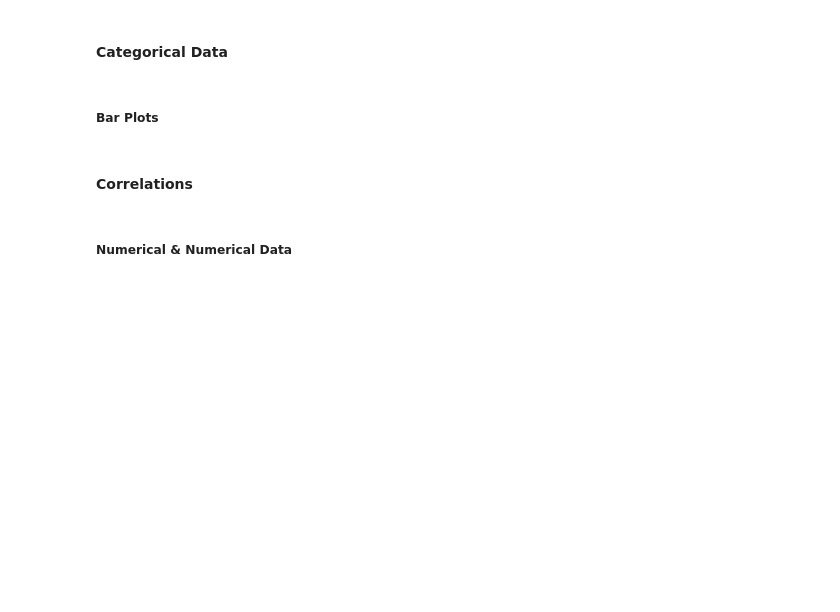
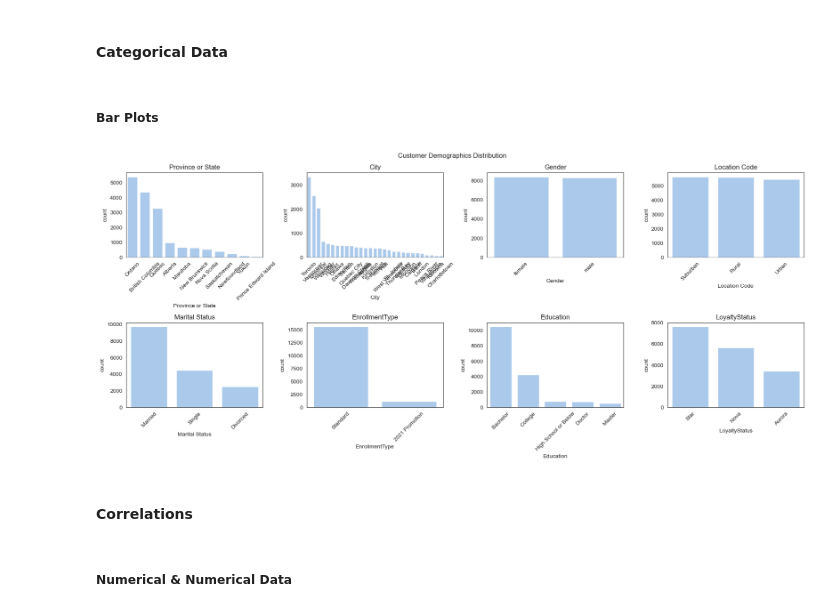
Before and after one commit to lCarvas/data-mining, a Jupyter notebook: src/Group94_EDA_Code.ipynb, the cells around one changed output. Cells and saved outputs as stored; diff of their text form; code cells hidden in the pictures; blank space fills up the shorter version.

Commit message:
interpretations visualisations yada yada

```diff
--- a/src/Group94_EDA_Code.ipynb
+++ b/src/Group94_EDA_Code.ipynb
@@ -813,6 +813,17 @@ Number of outliers in PointsAccumulated: 1914
 ##### Bar Plots
 # %%
 # for categorical in customer (the ordinal ones as well)
+fig, axes = plt.subplots(nrows=2, ncols=4, figsize=(18, 8))
+axes = axes.flatten()
+for i, variable in enumerate(customer_nominal_variables + customer_ordinal_variables):
+    sns.countplot(data=customerDB_copy, x=variable, order=customerDB_copy[variable].value_counts().index, ax=axes[i])
+    axes[i].set_title(variable)
+    axes[i].tick_params(axis='x', rotation=45)
+plt.suptitle("Customer Demographics Distribution")
+plt.tight_layout()
+plt.show()
+# %% [output]
+[figure, added]
 # %% [markdown]
 #### Correlations
 # %% [markdown]
```
Also changed, not shown: parts of 18 cells of this notebook, 1 other file.
